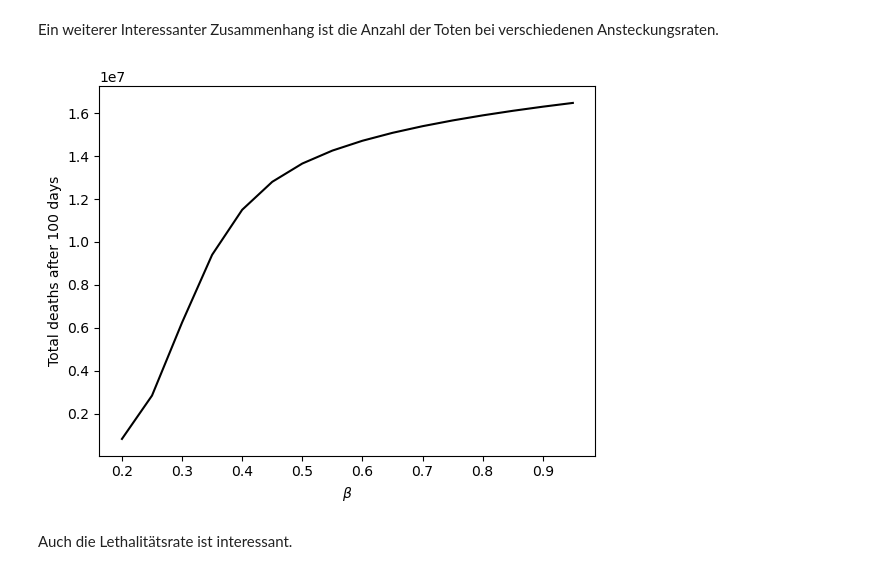
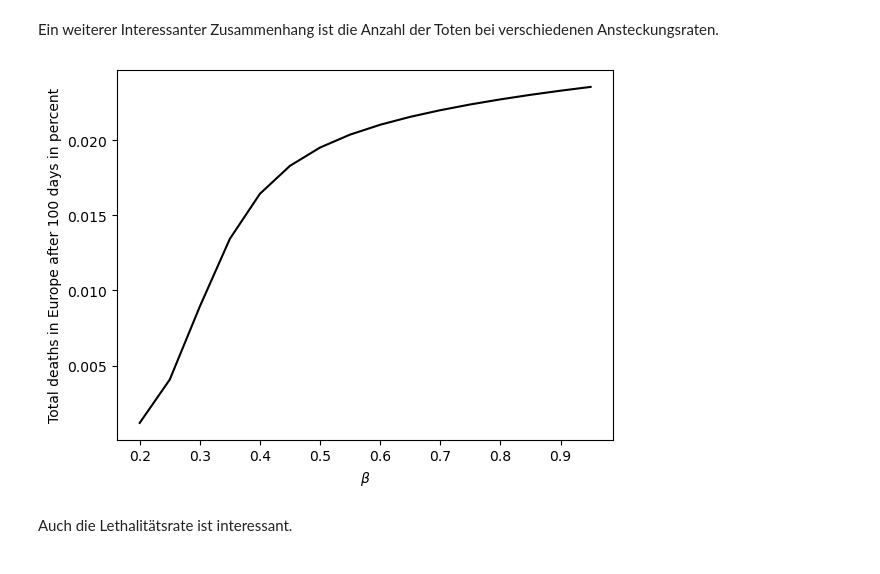
Before and after one commit to LoloSpirit/PlagueInc, a Jupyter notebook: Ausarbeitung_Projekt.ipynb, the cells around one changed output. Saved outputs shown, nothing was run; the diff lists cells and outputs as text; code cells hidden in the pictures.

```diff
--- a/Ausarbeitung_Projekt.ipynb
+++ b/Ausarbeitung_Projekt.ipynb
@@ -1094,22 +1094,24 @@ def total_deaths(SZIDR_values):
 # %%
 deaths = []
 betas = []
 days = 100
+total_population = sum(c.population for c in cities_exp.values())
+
 r = np.arange(.2, 1, 0.05)
 for b in r:
     cure_humanity_exp()
     city = cities_exp['BRE']
     city.infect_percent(.1)
 
     t, SZIDR_values = combined_simulation_exp(b, 0.07, 1/90, 1/5, .02, 0.01, 0.01, 0.01, 0.01, days)
-    deaths.append(total_deaths(SZIDR_values))
+    deaths.append(total_deaths(SZIDR_values) / total_population)
     betas.append(b)
 
 plt.plot(betas, deaths, c='black')
 plt.xlabel(r'$\beta$')
-plt.ylabel(f'Total deaths after {days} days')
+plt.ylabel(f'Total deaths in Europe after {days} days in percent')
 plt.show()
 # %% [output]
-[figure, old version]
+[figure, new version]
 # %% [markdown]
 Auch die Lethalitätsrate ist interessant.
```
Also changed, not shown: parts of 1 cell of this notebook.
